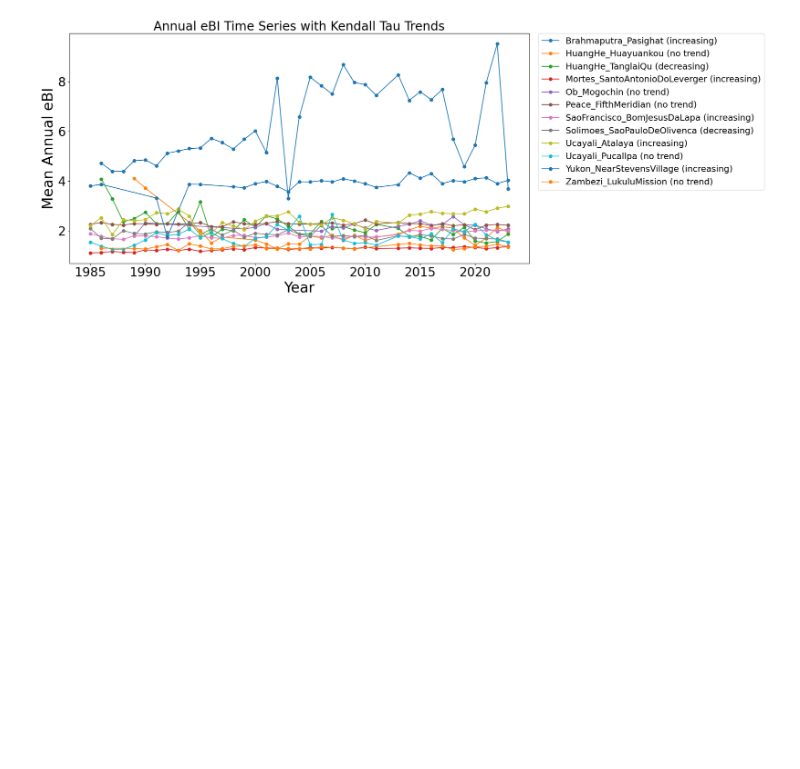
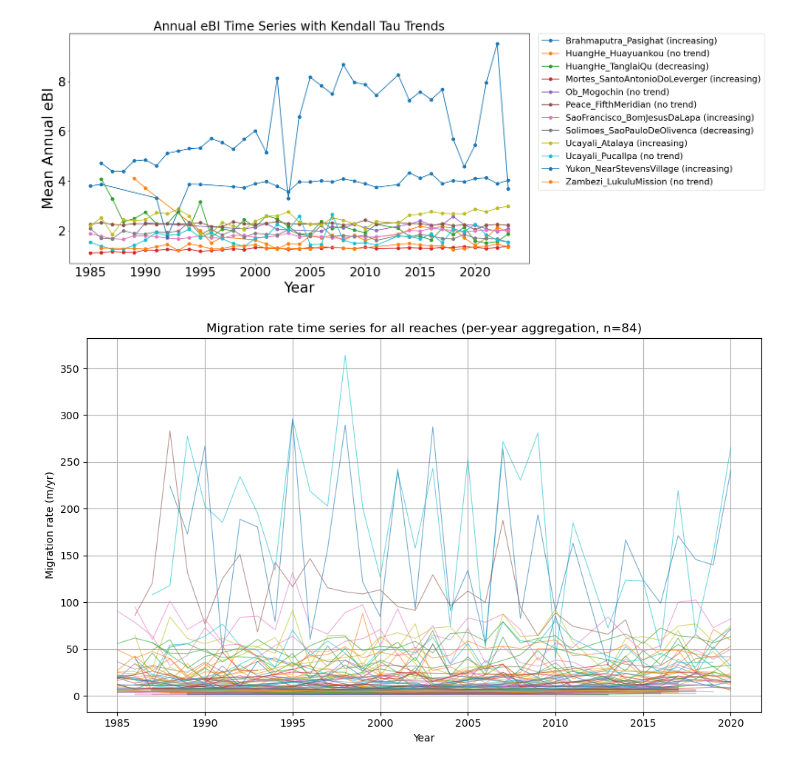
Before and after one commit to feifeixzhao/eBIcalculator, a Jupyter notebook: trend_analysis.ipynb, the cells around one changed output. Cells and saved outputs as stored; diff of their text form; code cells hidden in the pictures; blank space fills up the shorter version.

```diff
--- a/trend_analysis.ipynb
+++ b/trend_analysis.ipynb
@@ -191,3 +191,74 @@ plt.tight_layout()
 plt.show()
 # %% [output]
 [figure]
+# %%
+import scipy.io as sio
+import numpy as np
+import matplotlib.pyplot as plt
+
+def unwrap(x):
+    if isinstance(x, np.ndarray) and x.dtype == object:
+        if x.size == 1:
+            return unwrap(x.ravel()[0])
+        parts = []
+        for xi in x.ravel():
+            arr = unwrap(xi)
+            if arr is not None and arr.size > 0:
+                parts.append(np.asarray(arr).ravel())
+        return np.concatenate(parts) if parts else np.array([])
+    return np.array(x).ravel()
+
+def aggregate_by_year(t_raw, v_raw, agg='median'):
+    t = unwrap(t_raw).astype(float)
+    v = unwrap(v_raw).astype(float)
+    if t.size == 0 or v.size == 0:
+        return np.array([]), np.array([])
+
+    years_seq = t.astype(int)
+    uniq_years, counts = np.unique(years_seq, return_counts=True)
+
+    # If v already has one value per unique year (common in your file)
+    if v.size == uniq_years.size:
+        return uniq_years, v
+
+    # Otherwise, aggregate v over each year block by consuming sequentially
+    vals = []
+    idx = 0
+    for c in counts:
+        take = min(c, max(0, v.size - idx))
+        if take <= 0:
+            vals.append(np.nan)
+        else:
+            chunk = v[idx:idx+take]
+            vals.append(np.nanmedian(chunk) if agg == 'median' else np.nanmean(chunk))
+            idx += take
+    return uniq_years, np.asarray(vals)
+
+# Load your file
+mat_data = sio.loadmat(r"C:\Users\Feifei\Box\BR_remote_sensing\PIV\Log.mat")
+Log = mat_data["Log"][0,0]
+t_all = Log["t"].squeeze()
+v_all = Log["v"].squeeze()
+
+plt.figure(figsize=(10,6))
+n_plotted = 0
+for i in range(len(t_all)):
+    years, vals = aggregate_by_year(t_all[i], v_all[i], agg='median')
+    if years.size == 0 or vals.size == 0:
+        continue
+    mask = ~np.isnan(vals)
+    years, vals = years[mask], vals[mask]
+    if years.size == 0:
+        continue
+    order = np.argsort(years)
+    plt.plot(years[order], vals[order], '-', linewidth=0.8, alpha=0.6)
+    n_plotted += 1
+
+plt.xlabel("Year")
+plt.ylabel("Migration rate (m/yr)")
+plt.title(f"Migration rate time series for all reaches (per-year aggregation, n={n_plotted})")
+plt.grid(True)
+plt.tight_layout()
+plt.show()
+# %% [output]
+[figure, added]
```
Also changed, not shown: parts of 3 cells of this notebook, 11 other files.
